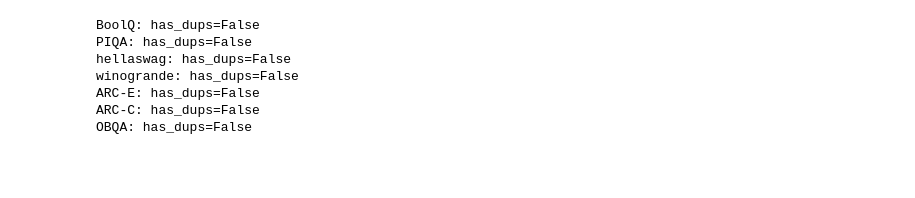
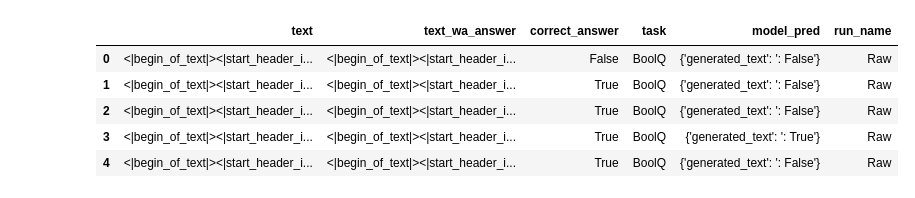
Before and after one commit to Bogachevv/OrthogonalFineTune, a Jupyter notebook: view_CR.ipynb, the cells around one changed output. Cells and saved outputs as stored; diff of their text form; code cells hidden in the pictures; blank space fills up the shorter version.

```diff
--- a/view_CR.ipynb
+++ b/view_CR.ipynb
@@ -45,14 +61,11 @@ preds_dfs[1]
-# %%
-tasks = preds_dfs[0].task.unique()
-
-for task in tasks:
-    has_dups = np.any(preds_dfs[0][preds_dfs[0]['task'] == task]['text'].value_counts() > 1)
-    print(f"{task}: {has_dups=}")
-# %% [output]
-BoolQ: has_dups=False
-PIQA: has_dups=False
-hellaswag: has_dups=False
-winogrande: has_dups=False
-ARC-E: has_dups=False
-ARC-C: has_dups=False
-OBQA: has_dups=False
+# %%
+preds_df = pd.concat(preds_dfs)
+
+preds_df.head()
+# %% [output]
+|  | text | text_wa_answer | correct_answer | task | model_pred | run_name |
+| 0 | <|begin_of_text|><|start_header_i... | <|begin_of_text|><|start_header_i... | False | BoolQ | {'generated_text': ': False'} | Raw |
+| 1 | <|begin_of_text|><|start_header_i... | <|begin_of_text|><|start_header_i... | True | BoolQ | {'generated_text': ': False'} | Raw |
+| 2 | <|begin_of_text|><|start_header_i... | <|begin_of_text|><|start_header_i... | True | BoolQ | {'generated_text': ': False'} | Raw |
+| 3 | <|begin_of_text|><|start_header_i... | <|begin_of_text|><|start_header_i... | True | BoolQ | {'generated_text': ': True'} | Raw |
+| 4 | <|begin_of_text|><|start_header_i... | <|begin_of_text|><|start_header_i... | True | BoolQ | {'generated_text': ': False'} | Raw |
```
Also changed, not shown: parts of 17 cells of this notebook, 2 other files.
